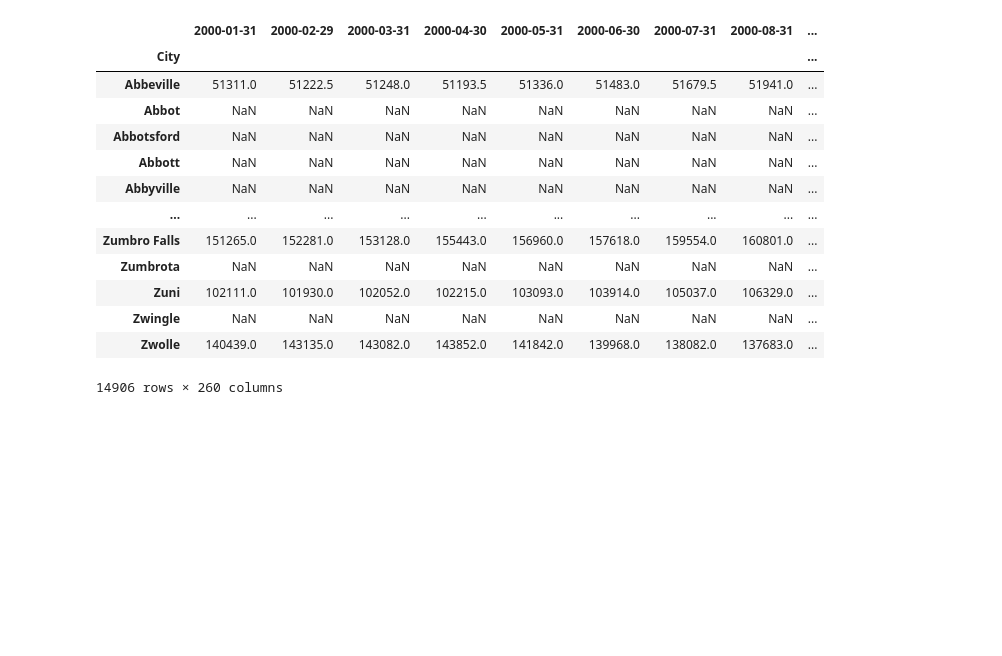
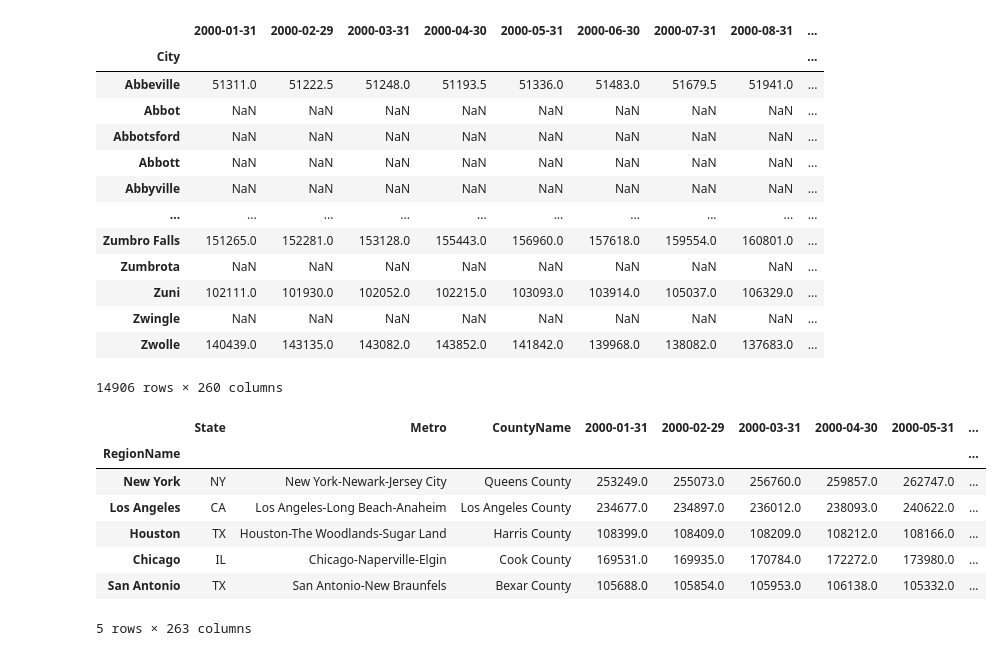
Before and after one commit to ccaldarella99/sinking_real_estate_data, a Jupyter notebook: code/zillow_EDA.ipynb, the cells around one changed output. Saved outputs shown, nothing was run; the diff lists cells and outputs as text; code cells hidden in the pictures; blank space fills up the shorter version.

```diff
--- a/code/zillow_EDA.ipynb
+++ b/code/zillow_EDA.ipynb
@@ -152,3 +162,17 @@ zhvi_met_smooth_city.median()
 | Zwingle | NaN | NaN | NaN | NaN | NaN | NaN | NaN | NaN | ... |
 | Zwolle | 140439.0 | 143135.0 | 143082.0 | 143852.0 | 141842.0 | 139968.0 | 138082.0 | 137683.0 | ... |
 14906 rows × 260 columns
+# %%
+city_ZillowHomeValueIndex_smoothed_seasonalAdjusted = pd.read_csv(zillow_path_and_file[0])
+
+zhvi_met_raw = city_ZillowHomeValueIndex_smoothed_seasonalAdjusted.set_index('RegionName').iloc[:,4:]
+zhvi_met_raw.head()
+# %% [output]
+|  | State | Metro | CountyName | 2000-01-31 | 2000-02-29 | 2000-03-31 | 2000-04-30 | 2000-05-31 | ... |
+| RegionName |  |  |  |  |  |  |  |  | ... |
+| New York | NY | New York-Newark-Jersey City | Queens County | 253249.0 | 255073.0 | 256760.0 | 259857.0 | 262747.0 | ... |
+| Los Angeles | CA | Los Angeles-Long Beach-Anaheim | Los Angeles County | 234677.0 | 234897.0 | 236012.0 | 238093.0 | 240622.0 | ... |
+| Houston | TX | Houston-The Woodlands-Sugar Land | Harris County | 108399.0 | 108409.0 | 108209.0 | 108212.0 | 108166.0 | ... |
+| Chicago | IL | Chicago-Naperville-Elgin | Cook County | 169531.0 | 169935.0 | 170784.0 | 172272.0 | 173980.0 | ... |
+| San Antonio | TX | San Antonio-New Braunfels | Bexar County | 105688.0 | 105854.0 | 105953.0 | 106138.0 | 105332.0 | ... |
+5 rows × 263 columns
```
Also changed, not shown: parts of 9 cells of this notebook, 1 other file.
